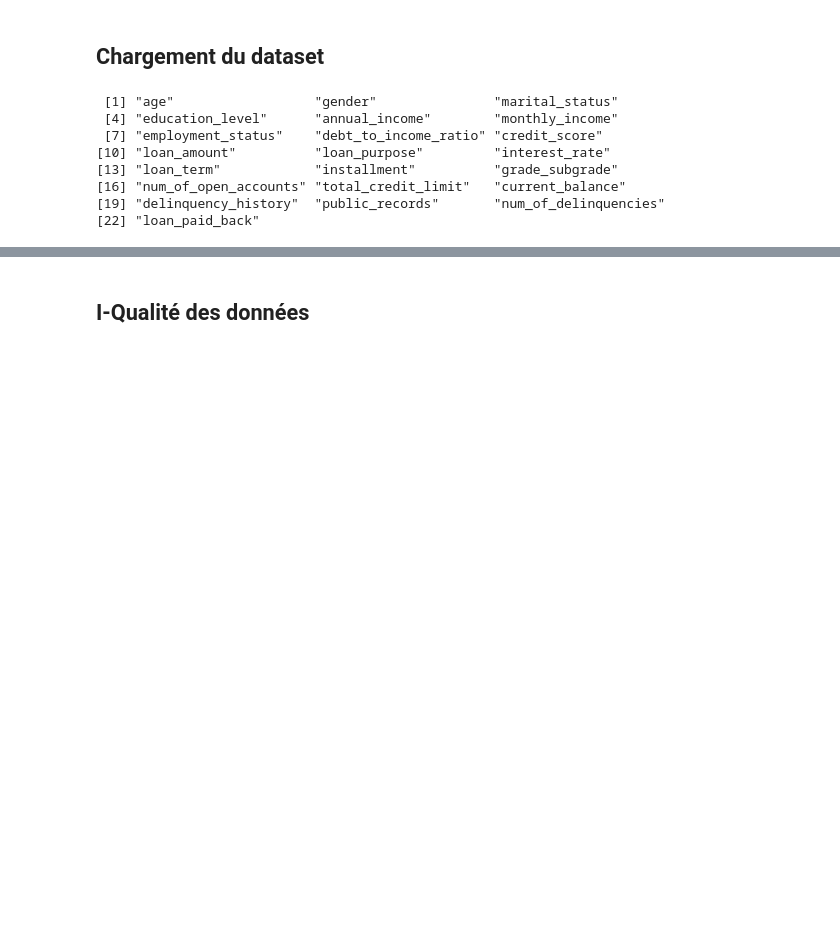
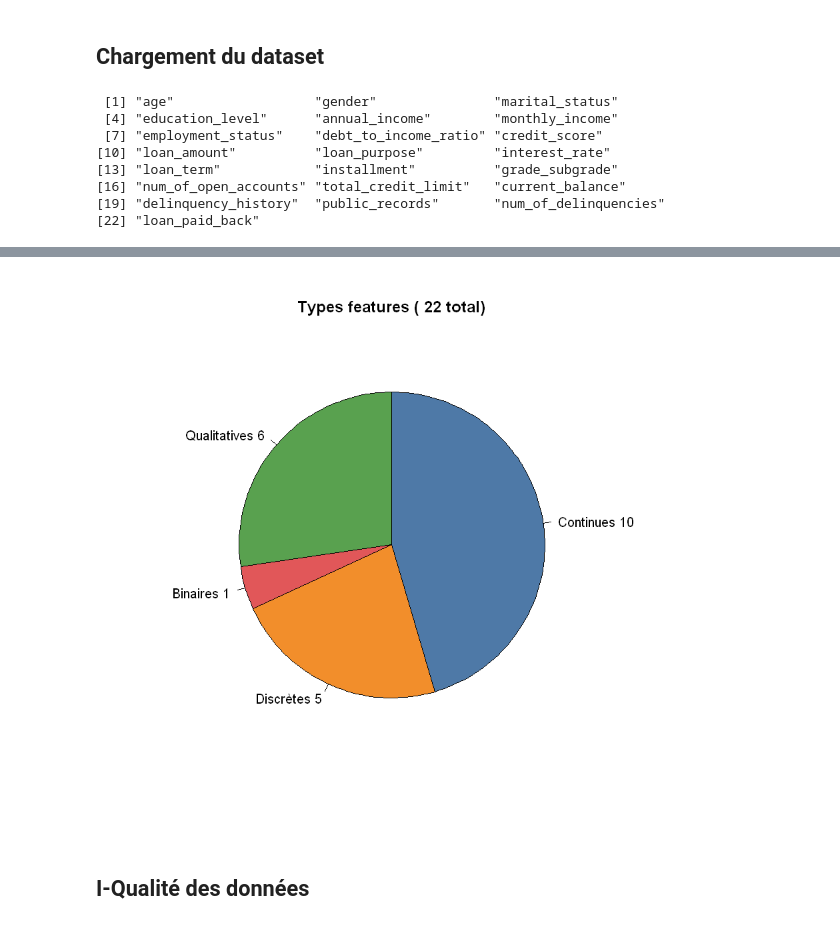
Before and after one commit to theocimino/DATA_VALORIZATION, a Jupyter notebook: code/test.ipynb, the cells around one changed output, grey strips where cells are left out. Drawn from its saved outputs; the diff is of its cells as text; code cells hidden in the pictures; blank space fills up the shorter version.

```diff
--- a/code/test.ipynb
+++ b/code/test.ipynb
@@ -15,0 +76,29 @@ names(dataset)
+# %%
+# Compte 4 catégories
+n_total <- ncol(dataset)
+is_num <- sapply(dataset, is.numeric)
+is_binary <- sapply(dataset, function(x) {
+  if (!is.numeric(x)) return(FALSE)
+  unique_vals <- unique(x[!is.na(x)])
+  length(unique_vals) == 2 && all(unique_vals %in% c(0,1))
+})
+n_unique_num <- sapply(dataset[is_num], function(x) length(unique(x[!is.na(x)])))
+is_discrete <- n_unique_num < 100  # seuil discrète
+
+n_continuous <- sum(is_num & !is_binary & !is_discrete)
+n_discrete <- sum(is_num & !is_binary & is_discrete)
+n_binary <- sum(is_binary)
+n_qual <- n_total - n_continuous - n_discrete - n_binary
+
+# Data donut
+data_types <- c("Continues", "Discrètes", "Binaires", "Qualitatives")
+counts <- c(n_continuous, n_discrete, n_binary, n_qual)
+props <- round(counts / n_total * 100, 1)
+
+# Donut chart
+par(bg="white")
+pie(counts, labels=paste(data_types, counts),
+    col=c("#4E79A7", "#F28E2B", "#E15759", "#59A14F"),  # 4 couleurs harmonieuses
+    clockwise=TRUE,
+    main=paste("Types features (", n_total, "total)"))
+# %% [output]
@@ -16,3 +108,4 @@ names(dataset)
+[figure, added]
 # %% [markdown]
 ## I-Qualité des données
 # %% [markdown]
```
Also changed, not shown: parts of 6 cells of this notebook.
